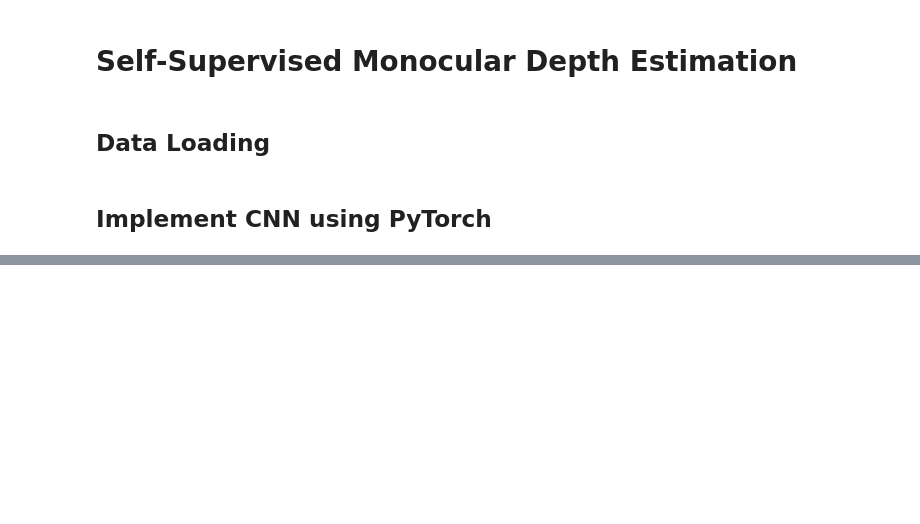
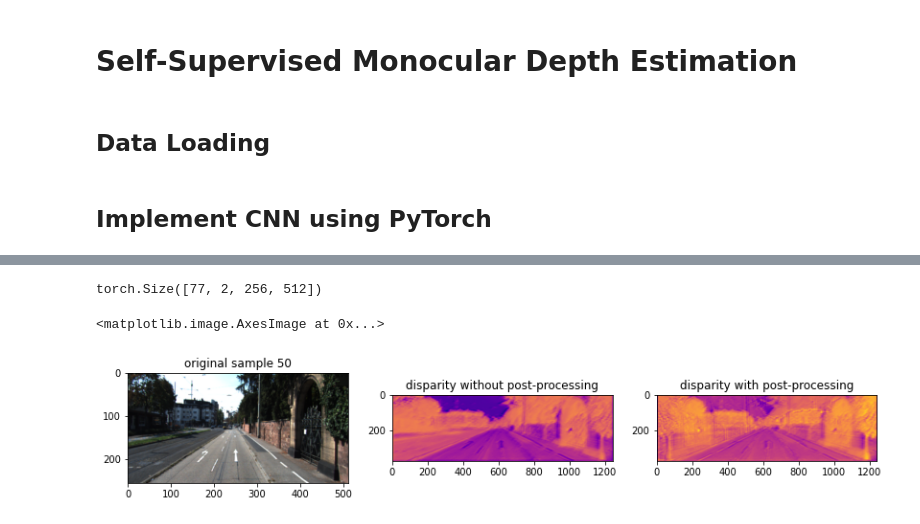
Before and after one commit to yiran0427/depth_estimation, a Jupyter notebook: main.ipynb, the cells around one changed output, grey strips where cells are left out. Cells and saved outputs as stored; diff of their text form; code cells hidden in the pictures; blank space fills up the shorter version.

```diff
--- a/main.ipynb
+++ b/main.ipynb
@@ -36,11 +36,7 @@ train_set = KittiDataset(train_path, 'train', transform = train_transform)
 test_set = KittiDataset(test_path, 'test', transform = test_transform)
 
 train_loader = DataLoader(train_set, batch_size = 5, shuffle = True)
-test_loader = DataLoader(test_set, batch_size = 3, shuffle = False)
-
-# for batch_step, batch_sample in enumerate(train_loader):
-#     print(batch_step, batch_sample['left_image'].shape)
-#     break
+test_loader = DataLoader(test_set, batch_size = 77, shuffle = False)
 # %% [markdown]
 ## Implement CNN using PyTorch
 # %%
@@ -68,2 +56,34 @@ plt.imshow(disp_to_img, cmap='plasma')
 # %%
-model.test(test_loader)
+model.test('output_model/0.pt')
+# %% [output]
+torch.Size([77, 2, 256, 512])
+# %%
+test_size = len(test_loader.dataset)
+
+idx = random.randint(0, test_size)
+
+for data in test_loader:
+    img = data['left_image'][idx].permute(1,2,0)
+
+disp = np.load('output_disp/disparities.npy')
+disp_pp = np.load('output_disp/disparities_pp.npy')
+
+disp_to_img = skimage.transform.resize(disp[idx].squeeze(), [375, 1242], mode='constant')
+disp_pp_to_img = skimage.transform.resize(disp_pp[idx].squeeze(), [375, 1242], mode='constant')
+
+fig = plt.figure(figsize=(14,10))
+
+ax = fig.add_subplot(1,3,1)
+plt.title('original sample ' + str(idx))
+plt.imshow(img, cmap='plasma')
+
+ax = fig.add_subplot(1,3,2)
+plt.title('disparity without post-processing')
+plt.imshow(disp_to_img, cmap='plasma')
+
+ax = fig.add_subplot(1,3,3)
+plt.title('disparity with post-processing')
+plt.imshow(disp_pp_to_img, cmap='plasma')
+# %% [output]
+<matplotlib.image.AxesImage at 0x...>
+[figure, added]
```
Also changed, not shown: parts of 5 cells of this notebook, 2 other files.
